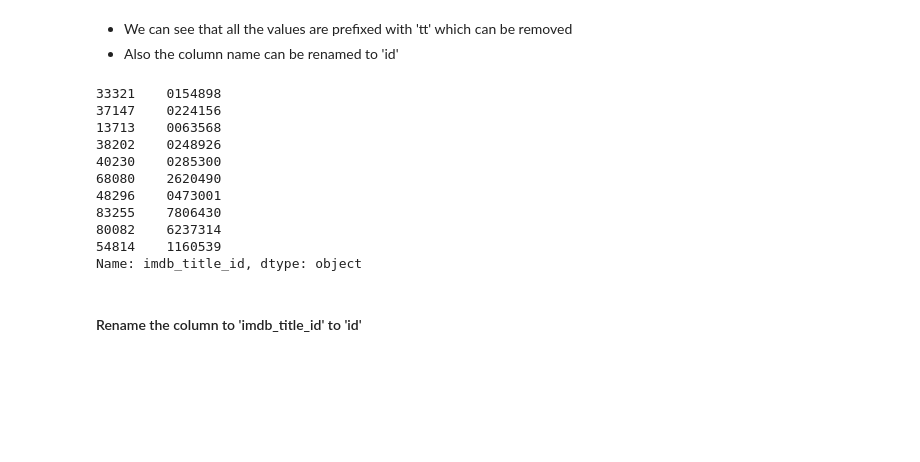
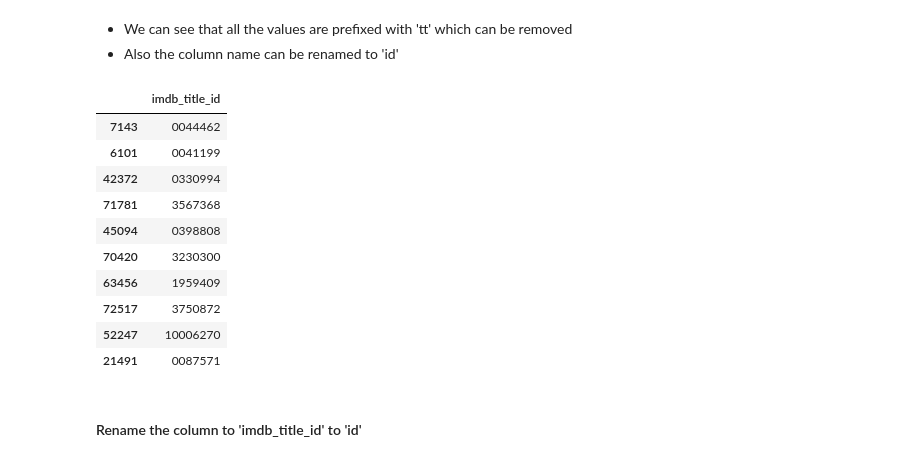
Before and after one commit to anandavii/IMDB_Movie_Cleaning_Python, a Jupyter notebook: imdb movie cleaning.ipynb, the cells around one changed output. Saved outputs shown, nothing was run; the diff lists cells and outputs as text; code cells hidden in the pictures; blank space fills up the shorter version.

```diff
--- a/imdb movie cleaning.ipynb
+++ b/imdb movie cleaning.ipynb
@@ -77,19 +77,19 @@ array(['tt0000009', 'tt0000574', 'tt0001892', ..., 'tt9911774',
 # %%
 # Strip the 'tt' from the imdb_title_id
 mv['imdb_title_id'] = mv['imdb_title_id'].str.strip('tt')
-mv['imdb_title_id'].sample(10)
+mv[['imdb_title_id']].sample(10)
 # %% [output]
-33321    0154898
-37147    0224156
-13713    0063568
-38202    0248926
-40230    0285300
-68080    2620490
-48296    0473001
-83255    7806430
-80082    6237314
-54814    1160539
-Name: imdb_title_id, dtype: object
+|  | imdb_title_id |
+| 7143 | 0044462 |
+| 6101 | 0041199 |
+| 42372 | 0330994 |
+| 71781 | 3567368 |
+| 45094 | 0398808 |
+| 70420 | 3230300 |
+| 63456 | 1959409 |
+| 72517 | 3750872 |
+| 52247 | 10006270 |
+| 21491 | 0087571 |
 # %% [markdown]
 #### Rename the column to 'imdb_title_id' to 'id'
 # %%
```
Also changed, not shown: parts of 10 cells of this notebook.
